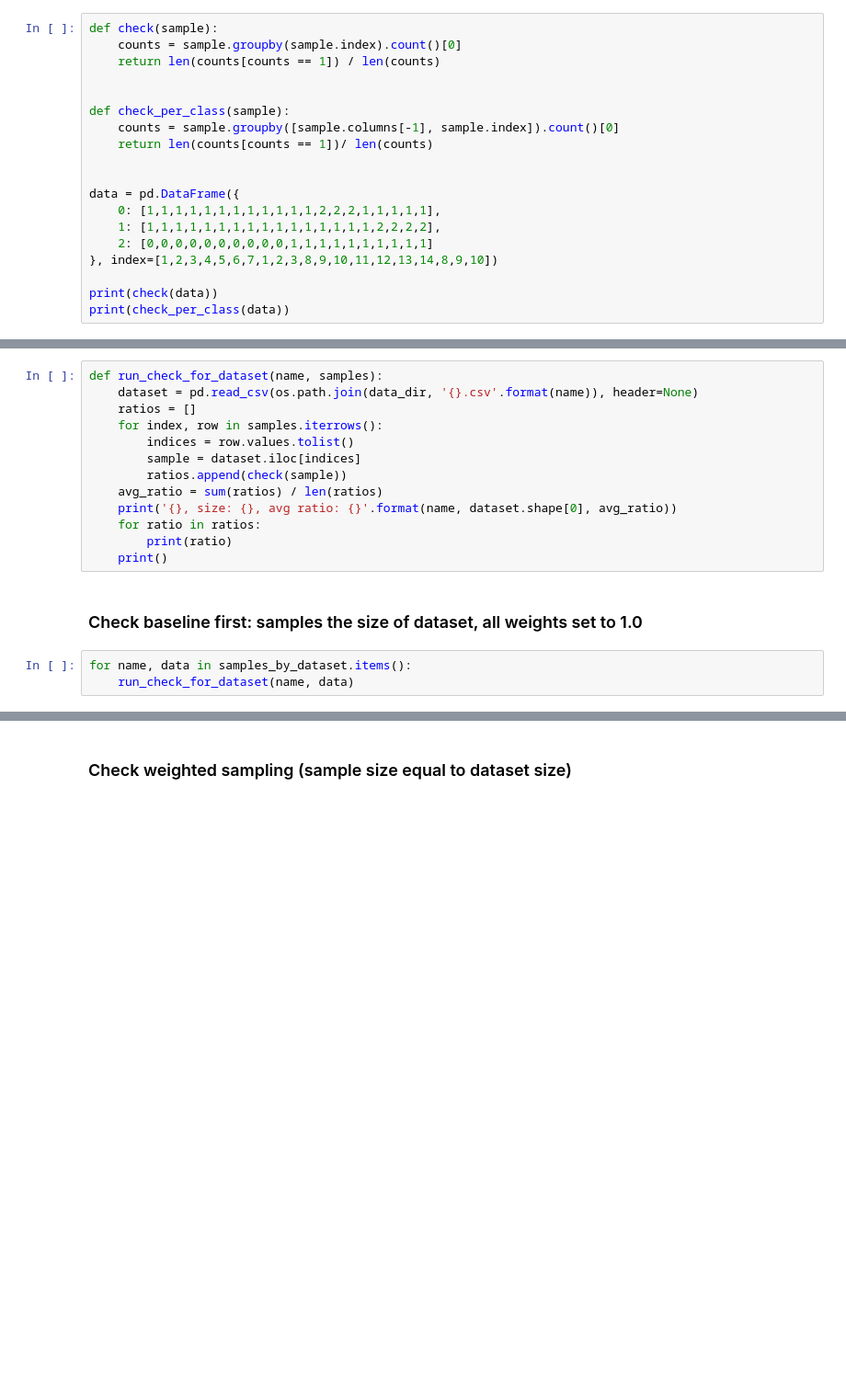
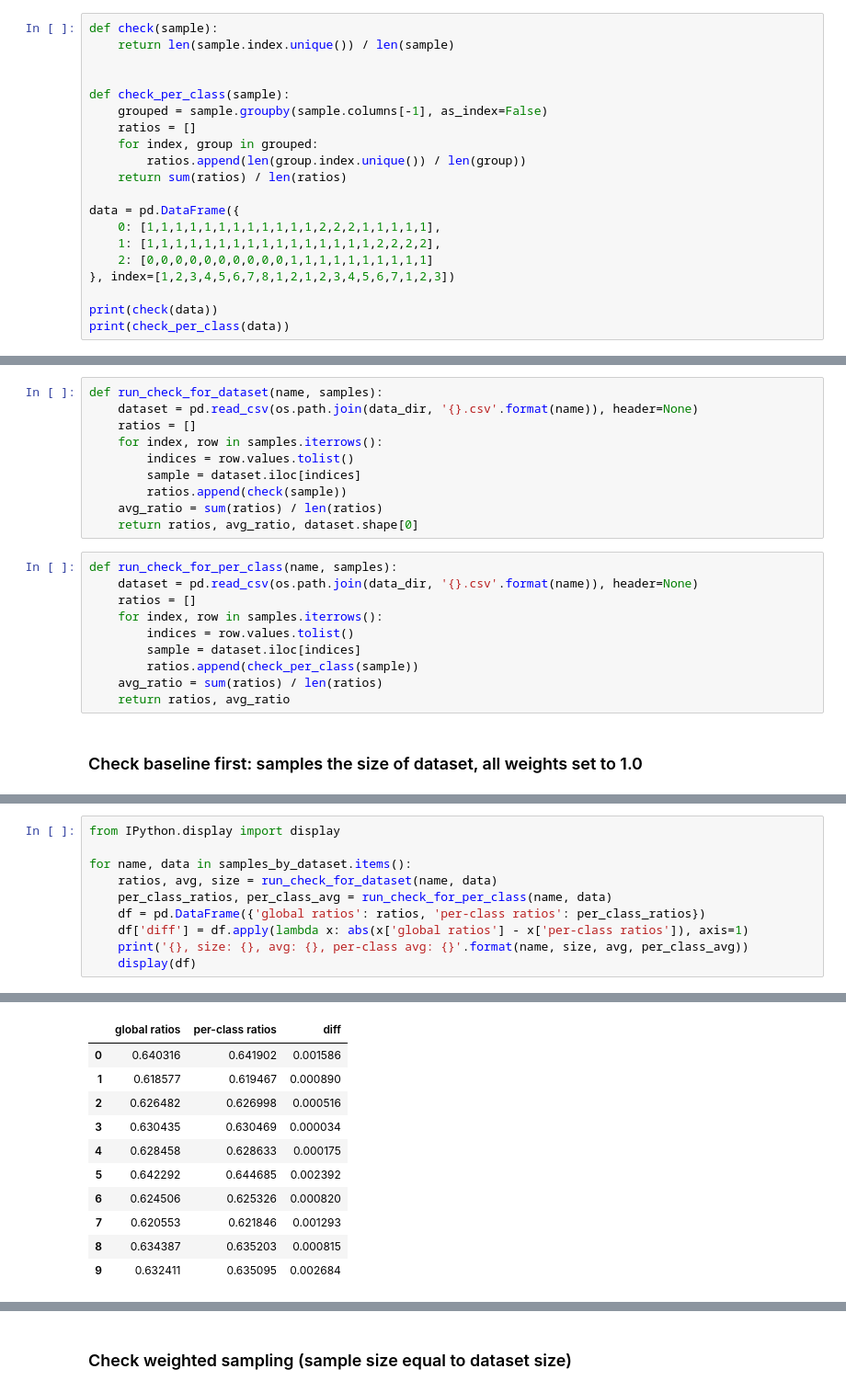
Before and after one commit to miits/rulelearn, a Jupyter notebook: python/sampling.ipynb, the cells around one changed output, grey strips where cells are left out. Shown at 92% size. Drawn from its saved outputs; the diff is of its cells as text; blank space fills up the shorter version.

```diff
--- a/python/sampling.ipynb
+++ b/python/sampling.ipynb
@@ -177,19 +180,20 @@
 # %%
 def check(sample):
-    counts = sample.groupby(sample.index).count()[0]
-    return len(counts[counts == 1]) / len(counts)
+    return len(sample.index.unique()) / len(sample)
 
 
 def check_per_class(sample):
-    counts = sample.groupby([sample.columns[-1], sample.index]).count()[0]
-    return len(counts[counts == 1])/ len(counts)
-
+    grouped = sample.groupby(sample.columns[-1], as_index=False)
+    ratios = []
+    for index, group in grouped:
+        ratios.append(len(group.index.unique()) / len(group))
+    return sum(ratios) / len(ratios)
 
 data = pd.DataFrame({
     0: [1,1,1,1,1,1,1,1,1,1,1,1,2,2,2,1,1,1,1,1],
     1: [1,1,1,1,1,1,1,1,1,1,1,1,1,1,1,1,2,2,2,2],
     2: [0,0,0,0,0,0,0,0,0,0,1,1,1,1,1,1,1,1,1,1]
-}, index=[1,2,3,4,5,6,7,1,2,3,8,9,10,11,12,13,14,8,9,10])
+}, index=[1,2,3,4,5,6,7,8,1,2,1,2,3,4,5,6,7,1,2,3])
 
 print(check(data))
 print(check_per_class(data))
@@ -205,12 +209,16 @@ def run_check_for_dataset(name, samples):
         sample = dataset.iloc[indices]
         ratios.append(check(sample))
     avg_ratio = sum(ratios) / len(ratios)
-    print('{}, size: {}, avg ratio: {}'.format(name, dataset.shape[0], avg_ratio))
-    for ratio in ratios:
-        print(ratio)
-    print()
+    return ratios, avg_ratio, dataset.shape[0]
+# %%
+def run_check_for_per_class(name, samples):
+    dataset = pd.read_csv(os.path.join(data_dir, '{}.csv'.format(name)), header=None)
+    ratios = []
+    for index, row in samples.iterrows():
+        indices = row.values.tolist()
+        sample = dataset.iloc[indices]
+        ratios.append(check_per_class(sample))
+    avg_ratio = sum(ratios) / len(ratios)
+    return ratios, avg_ratio
 # %% [markdown]
 ### Check baseline first: samples the size of dataset, all weights set to 1.0
-# %%
-for name, data in samples_by_dataset.items():
-    run_check_for_dataset(name, data)
@@ -234,0 +225,11 @@ housing, size: 506, avg ratio: 0.5825081516421079
+# %%
+from IPython.display import display
+
+for name, data in samples_by_dataset.items():
+    ratios, avg, size = run_check_for_dataset(name, data)
+    per_class_ratios, per_class_avg = run_check_for_per_class(name, data)
+    df = pd.DataFrame({'global ratios': ratios, 'per-class ratios': per_class_ratios})
+    df['diff'] = df.apply(lambda x: abs(x['global ratios'] - x['per-class ratios']), axis=1)
+    print('{}, size: {}, avg: {}, per-class avg: {}'.format(name, size, avg, per_class_avg))
+    display(df)
+# %% [output]
@@ -234,0 +237,11 @@ housing, size: 506, avg ratio: 0.5825081516421079
+|  | global ratios | per-class ratios | diff |
+| 0 | 0.640316 | 0.641902 | 0.001586 |
+| 1 | 0.618577 | 0.619467 | 0.000890 |
+| 2 | 0.626482 | 0.626998 | 0.000516 |
+| 3 | 0.630435 | 0.630469 | 0.000034 |
+| 4 | 0.628458 | 0.628633 | 0.000175 |
+| 5 | 0.642292 | 0.644685 | 0.002392 |
+| 6 | 0.624506 | 0.625326 | 0.000820 |
+| 7 | 0.620553 | 0.621846 | 0.001293 |
+| 8 | 0.634387 | 0.635203 | 0.000815 |
+| 9 | 0.632411 | 0.635095 | 0.002684 |
```
Also changed, not shown: parts of 11 cells of this notebook, 3 other files.
